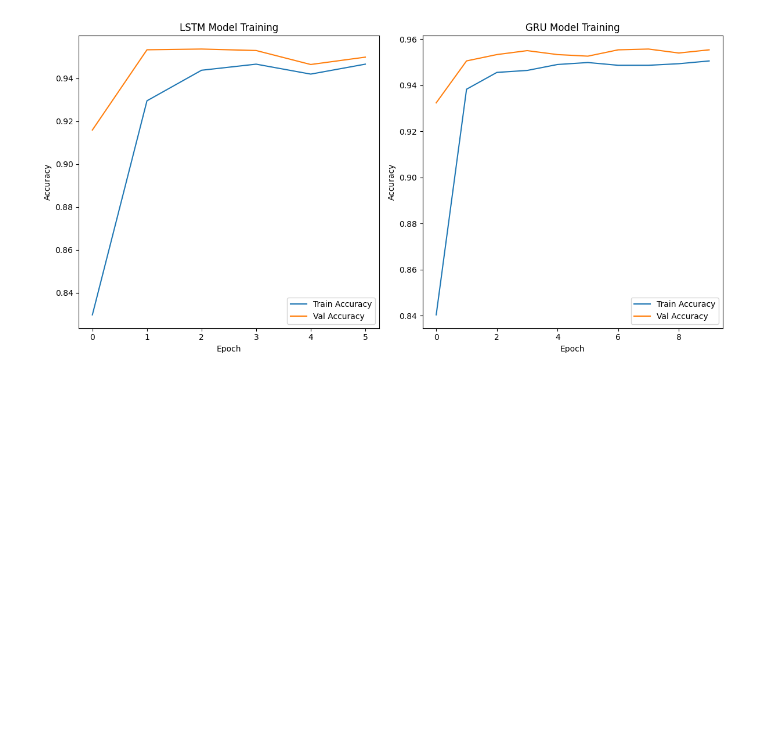
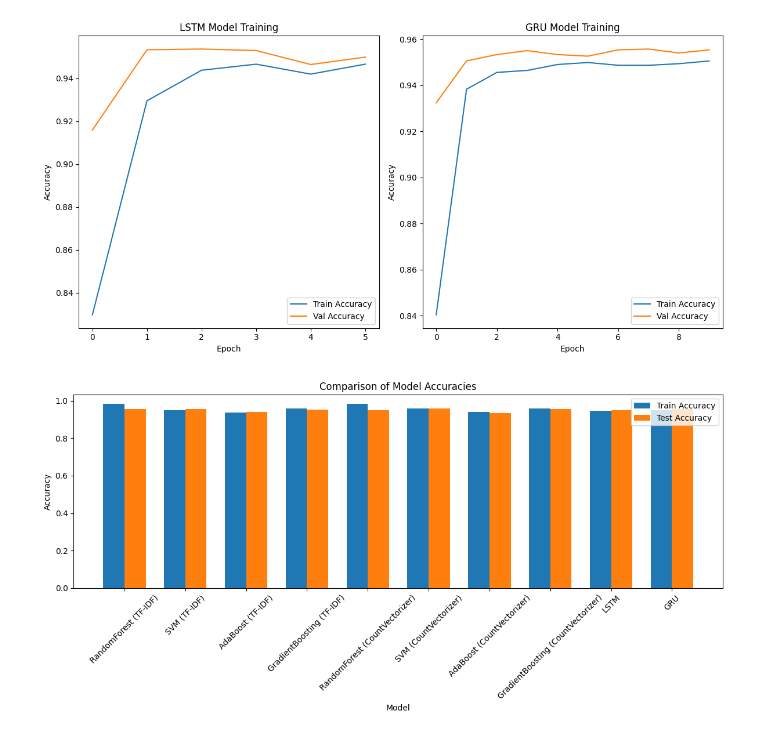
Before and after one commit to Maoelan/coc-sentiment, a Jupyter notebook: training.ipynb, the cells around one changed output. Cells and saved outputs as stored; diff of their text form; code cells hidden in the pictures; blank space fills up the shorter version.

Commit message:
prediction

```diff
--- a/training.ipynb
+++ b/training.ipynb
@@ -306,3 +306,59 @@ plt.tight_layout()
 plt.show()
 # %% [output]
 [figure]
+# %%
+# Define function to collect accuracy data
+def collect_accuracy_data(model, X_train, y_train, X_test, y_test):
+    train_accuracy = accuracy_score(y_train, model.predict(X_train))
+    test_accuracy = accuracy_score(y_test, model.predict(X_test))
+    return train_accuracy, test_accuracy
+
+# Collect accuracy data for traditional machine learning models
+accuracy_data = {
+    "Model": [],
+    "Train Accuracy": [],
+    "Test Accuracy": []
+}
+
+for model_name, model in best_models_tfidf.items():
+    train_acc, test_acc = collect_accuracy_data(model, X_train_tfidf, label_train, X_test_tfidf, label_test)
+    accuracy_data["Model"].append(f"{model_name} (TF-IDF)")
+    accuracy_data["Train Accuracy"].append(train_acc)
+    accuracy_data["Test Accuracy"].append(test_acc)
+
+for model_name, model in best_models_counts.items():
+    train_acc, test_acc = collect_accuracy_data(model, X_train_counts, label_train, X_test_counts, label_test)
+    accuracy_data["Model"].append(f"{model_name} (CountVectorizer)")
+    accuracy_data["Train Accuracy"].append(train_acc)
+    accuracy_data["Test Accuracy"].append(test_acc)
+
+# Collect accuracy data for neural network models
+accuracy_data["Model"].append("LSTM")
+accuracy_data["Train Accuracy"].append(history_nn.history['accuracy'][-1])
+accuracy_data["Test Accuracy"].append(history_nn.history['val_accuracy'][-1])
+
+accuracy_data["Model"].append("GRU")
+accuracy_data["Train Accuracy"].append(history_gru.history['accuracy'][-1])
+accuracy_data["Test Accuracy"].append(history_gru.history['val_accuracy'][-1])
+
+# Convert accuracy data to DataFrame for plotting
+accuracy_df = pd.DataFrame(accuracy_data)
+
+# Plot the accuracies
+plt.figure(figsize=(12, 6))
+bar_width = 0.35
+index = np.arange(len(accuracy_df))
+
+bar1 = plt.bar(index, accuracy_df['Train Accuracy'], bar_width, label='Train Accuracy')
+bar2 = plt.bar(index + bar_width, accuracy_df['Test Accuracy'], bar_width, label='Test Accuracy')
+
+plt.xlabel('Model')
+plt.ylabel('Accuracy')
+plt.title('Comparison of Model Accuracies')
+plt.xticks(index + bar_width / 2, accuracy_df['Model'], rotation=45)
+plt.legend()
+
+plt.tight_layout()
+plt.show()
+# %% [output]
+[figure, added]
```
Also changed, not shown: parts of 1 cell of this notebook, 1 other file.
